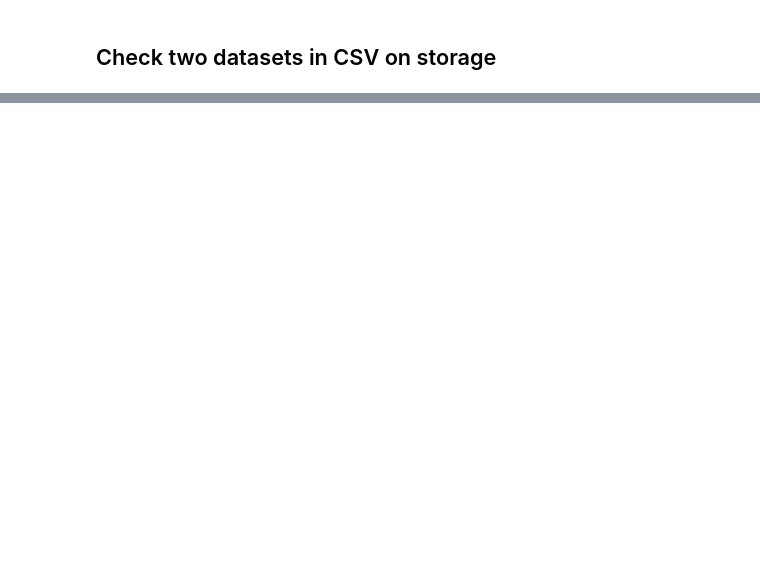
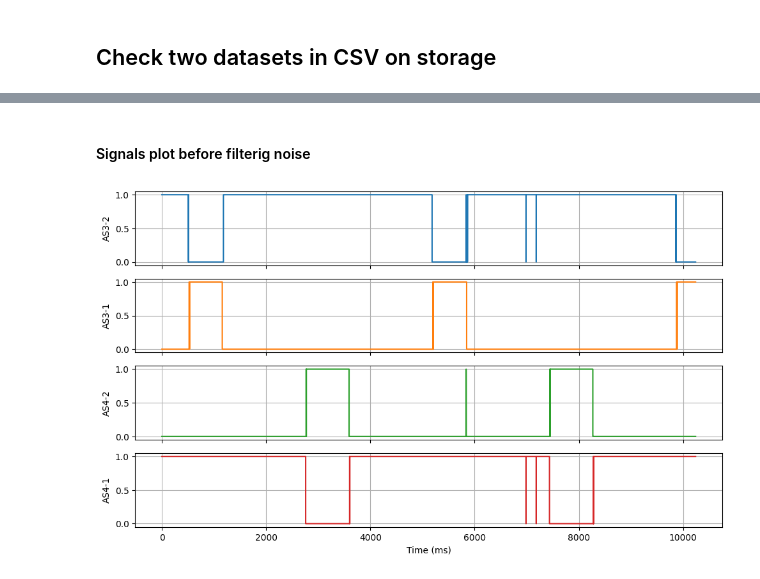
Before and after one commit to edyatl/analyzer-reporter, a Jupyter notebook: analyzer_report.ipynb, the cells around one changed output, grey strips where cells are left out. Drawn from its saved outputs; the diff is of its cells as text; code cells hidden in the pictures; blank space fills up the shorter version.

```diff
--- a/analyzer_report.ipynb
+++ b/analyzer_report.ipynb
@@ -680,0 +485,19 @@ CLR_DICT = dict(zip(CLR_NAMES, COLORS))
+# %%
+# Change sample data file
+cfg.REAL_CAPTURE = False
+cfg.EXAMPLE_DATA = "data4.csv"
+
+# Reinstantiate the AnalyzerController
+analyzer = AnalyzerController()
+
+# Capture signals from the sample data file
+df = analyzer.capture_signals()
+
+# Check if the DataFrame is empty (indicating an error while loading sample data)
+if not df.empty:
+    # Successfully loaded sample data, perform further analysis
+    print("Sample data loaded successfully:")
+    print(df.head())
+else:
+    # Failed to load sample data, handle error
+    print("Failed to load sample data. Check logs for details.")
@@ -680,0 +638,26 @@ CLR_DICT = dict(zip(CLR_NAMES, COLORS))
+# %% [markdown]
+#### Signals plot before filterig noise
+# %%
+import matplotlib.pyplot as plt
+
+
+def plot_df(df: pd.DataFrame) -> None:
+    t = df.index
+
+    fig, axes = plt.subplots(df.shape[1], 1, sharex="col", figsize=(10, 6))
+
+    for i, col in enumerate(df.columns):
+        axes[i].step(t, df[col], cfg.COLORS[i])
+        axes[i].set_ylabel(col)
+
+    for ax in axes:
+        ax.grid(cfg.SHOW_GRID)  # Add grid to each subplot
+
+    plt.xlabel("Time (ms)")
+    plt.tight_layout()  # Adjust subplot layout to prevent overlapping
+    plt.show()
+
+
+plot_df(df)
+# %% [output]
+[figure, added]
```
Also changed, not shown: parts of 140 cells of this notebook.
